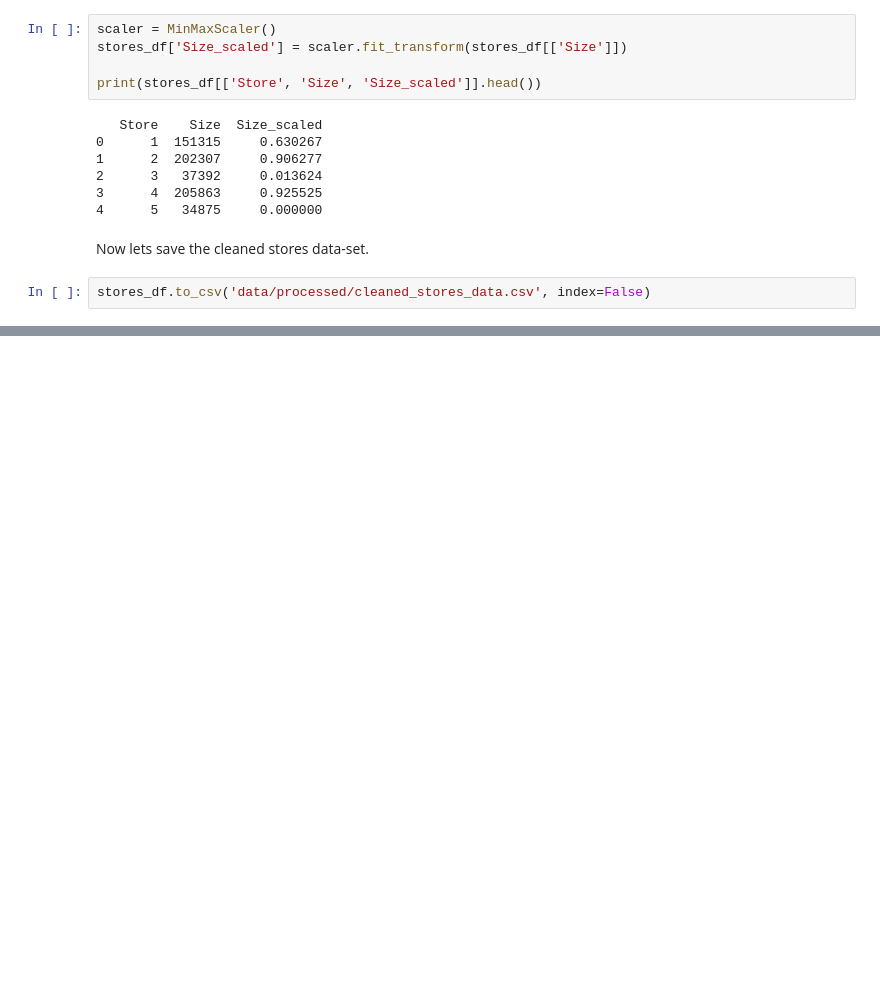
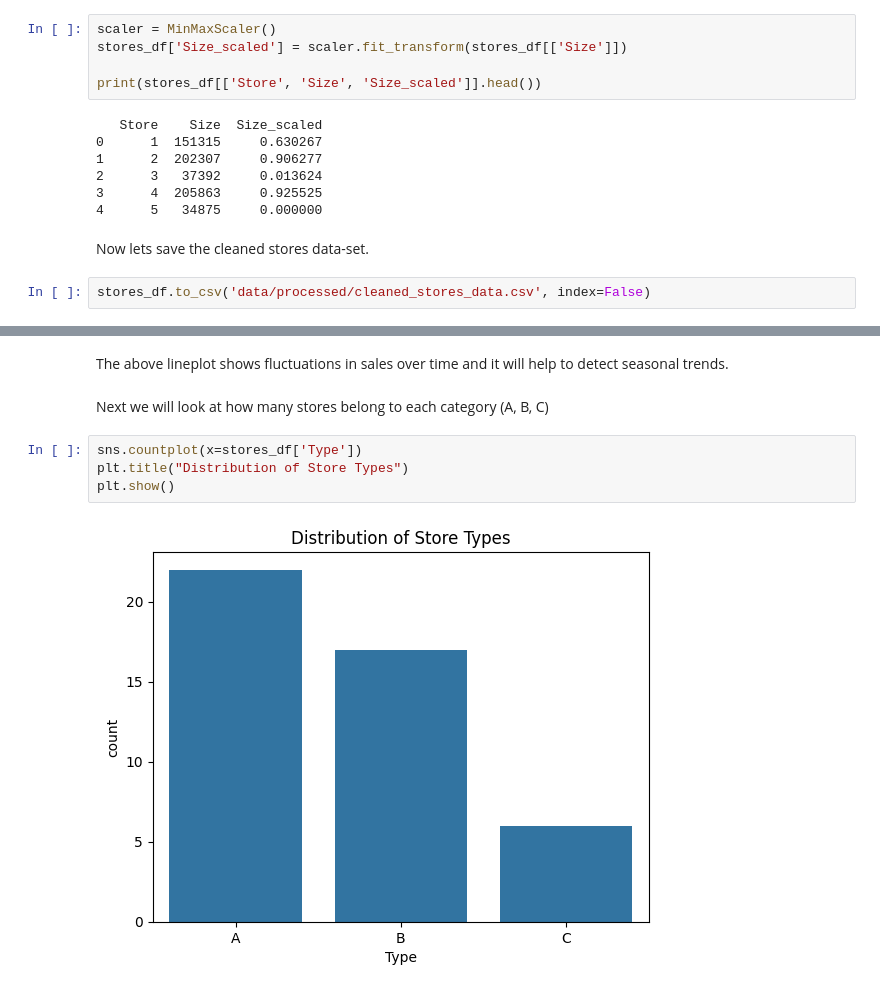
Before and after one commit to Shema774/Retail-Hackathon-1, a Jupyter notebook: jupyter_notebooks/Data_Investigation.ipynb, the cells around one changed output, grey strips where cells are left out. Cells and saved outputs as stored; diff of their text form; blank space fills up the shorter version.

```diff
--- a/jupyter_notebooks/Data_Investigation.ipynb
+++ b/jupyter_notebooks/Data_Investigation.ipynb
@@ -334,0 +382,10 @@ stores_df.to_csv('data/processed/cleaned_stores_data.csv', index=False)
+# %% [markdown]
+The above lineplot shows fluctuations in sales over time and it will help to detect seasonal trends.
+# %% [markdown]
+Next we will look at how many stores belong to each category (A, B, C)
+# %%
+sns.countplot(x=stores_df['Type'])
+plt.title("Distribution of Store Types")
+plt.show()
+# %% [output]
+[figure, added]
```
Also changed, not shown: parts of 11 cells of this notebook, 2 other files.
